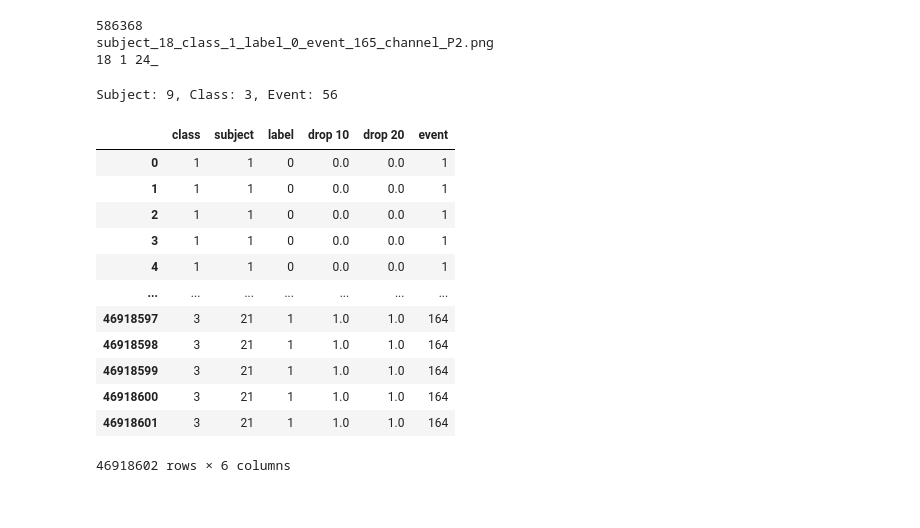
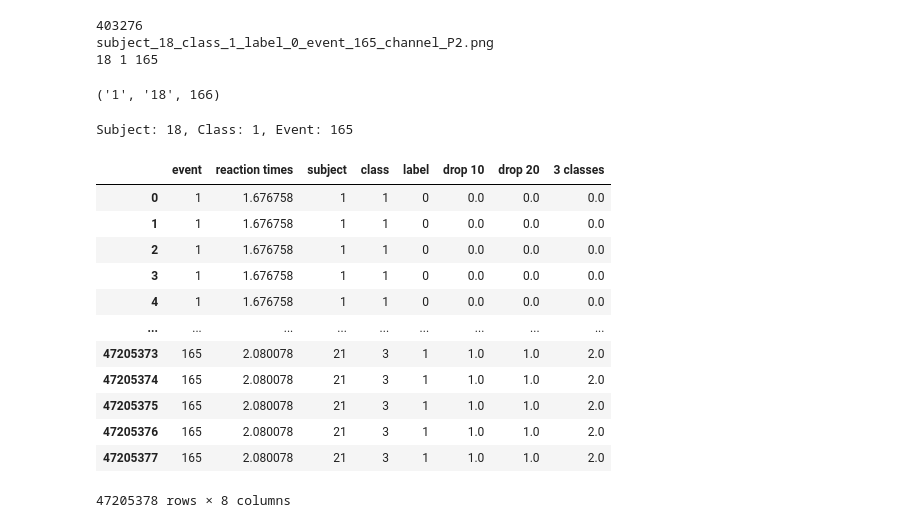
Before and after one commit to johan21009/BCIT_spectrogram, a Jupyter notebook: extract_raw_performance_labels.ipynb, the cells around one changed output. Drawn from its saved outputs; the diff is of its cells as text; code cells hidden in the pictures.

```diff
--- a/extract_raw_performance_labels.ipynb
+++ b/extract_raw_performance_labels.ipynb
@@ -31,7 +31,7 @@ from sklearn.dummy import DummyClassifier
 
 class_names = ['1','2','3']
 # %%
-os.chdir('/data/castrogaray-j/Spectrogram_images')
+os.chdir('/data/castrogaray-j/CH_ERDS')
 files = os.listdir()
 # pkl_files = sorted([file for file in files if file.startswith('raw') and file.endswith('.pkl')])
 # subjects = set([file[4:6] for file in pkl_files])
@@ -40,11 +40,11 @@ files = os.listdir()
 # int(pkl_files[9][8:10])
 print(len(files))
 print(files[0])
-print(files[0][8:10], files[0][17], files[100][33:36])
+print(files[0][8:10], files[0][17], files[0][33:36])
 # %% [output]
-586368
+403276
 subject_18_class_1_label_0_event_165_channel_P2.png
-18 1 24_
+18 1 165
 # %%
 def get_tags(file):
 
@@ -55,37 +55,40 @@ def get_tags(file):
 
 
 
-    return  class_tag, subject, event
+    return  class_tag, subject, int(event) +1
+get_tags(files[0])
+# %% [output]
+('1', '18', 166)
 # %%
 pattern = r"subject_(\d+)_class_(\d+)_label_\d+_event_(\d+)_channel_"
-matches = re.findall(pattern, files[10])
+matches = re.findall(pattern, files[0])
 
 for match in matches:
     subject, class_, event = match
     print(f"Subject: {subject}, Class: {class_}, Event: {event}")
 # %% [output]
-Subject: 9, Class: 3, Event: 56
+Subject: 18, Class: 1, Event: 165
-# %%
-os.chdir('/home/castrogaray-j/U_Winnipeg_OneDrive/Pattern recognition/BICT/raw')
-with open("raw_performance_percentiles_2.pkl", 'rb') as file:
-        df = pickle.load(file)
-
-df = df.iloc[:,64:]
-df
-# %% [output]
-|  | class | subject | label | drop 10 | drop 20 | event |
-| 0 | 1 | 1 | 0 | 0.0 | 0.0 | 1 |
-| 1 | 1 | 1 | 0 | 0.0 | 0.0 | 1 |
-| 2 | 1 | 1 | 0 | 0.0 | 0.0 | 1 |
-| 3 | 1 | 1 | 0 | 0.0 | 0.0 | 1 |
-| 4 | 1 | 1 | 0 | 0.0 | 0.0 | 1 |
-| ... | ... | ... | ... | ... | ... | ... |
-| 46918597 | 3 | 21 | 1 | 1.0 | 1.0 | 164 |
-| 46918598 | 3 | 21 | 1 | 1.0 | 1.0 | 164 |
-| 46918599 | 3 | 21 | 1 | 1.0 | 1.0 | 164 |
-| 46918600 | 3 | 21 | 1 | 1.0 | 1.0 | 164 |
-| 46918601 | 3 | 21 | 1 | 1.0 | 1.0 | 164 |
-46918602 rows × 6 columns
+# %%
+with open("/home/castrogaray-j/U_Winnipeg_OneDrive/Adv_Machine_learning/BCIT_Performance/ICA_Features/5s_ICA_features_labels.pkl", 'rb') as file:
+        df = pickle.load(file)
+
+df = df.iloc[:,-8:]
+df.rename(columns={'condition': 'class'}, inplace=True)
+df
+# %% [output]
+|  | event | reaction times | subject | class | label | drop 10 | drop 20 | 3 classes |
+| 0 | 1 | 1.676758 | 1 | 1 | 0 | 0.0 | 0.0 | 0.0 |
+| 1 | 1 | 1.676758 | 1 | 1 | 0 | 0.0 | 0.0 | 0.0 |
+| 2 | 1 | 1.676758 | 1 | 1 | 0 | 0.0 | 0.0 | 0.0 |
+| 3 | 1 | 1.676758 | 1 | 1 | 0 | 0.0 | 0.0 | 0.0 |
+| 4 | 1 | 1.676758 | 1 | 1 | 0 | 0.0 | 0.0 | 0.0 |
+| ... | ... | ... | ... | ... | ... | ... | ... | ... |
+| 47205373 | 165 | 2.080078 | 21 | 3 | 1 | 1.0 | 1.0 | 2.0 |
+| 47205374 | 165 | 2.080078 | 21 | 3 | 1 | 1.0 | 1.0 | 2.0 |
+| 47205375 | 165 | 2.080078 | 21 | 3 | 1 | 1.0 | 1.0 | 2.0 |
+| 47205376 | 165 | 2.080078 | 21 | 3 | 1 | 1.0 | 1.0 | 2.0 |
+| 47205377 | 165 | 2.080078 | 21 | 3 | 1 | 1.0 | 1.0 | 2.0 |
+47205378 rows × 8 columns
 # %%
 df1 = df.drop_duplicates(subset=['class', 'subject', 'event'])
 df1.reset_index(drop=True, inplace=True)
```
Also changed, not shown: parts of 5 cells of this notebook, 4 other files.
